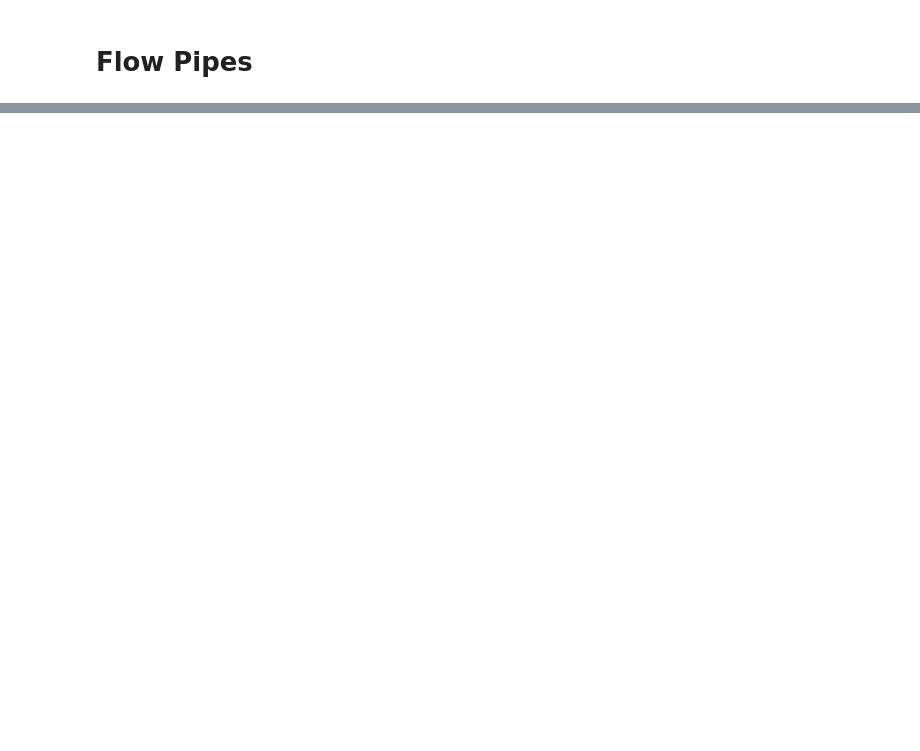
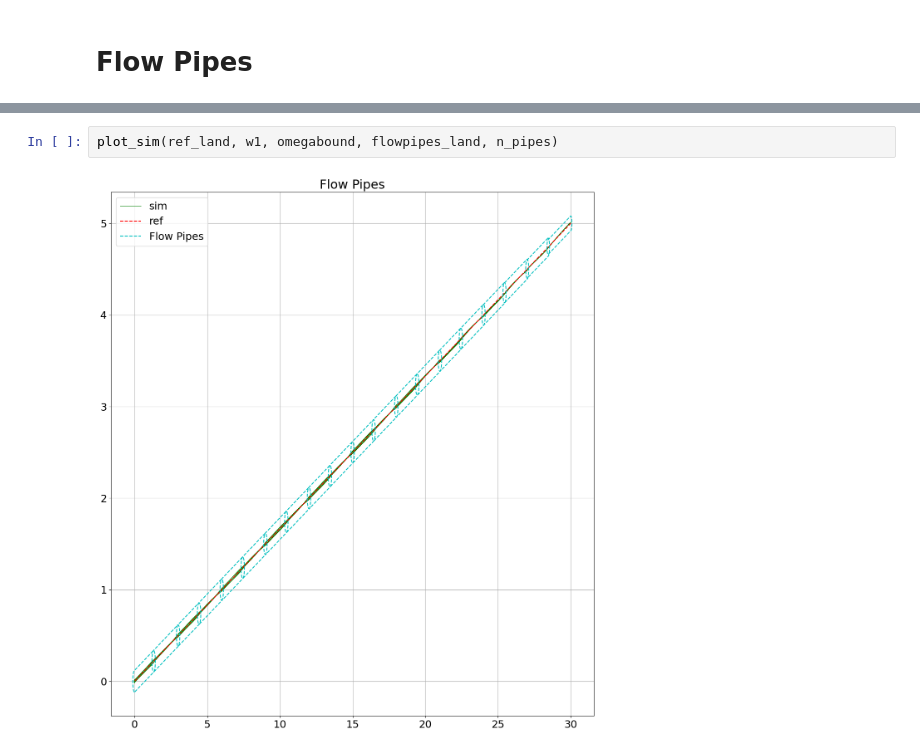
Before and after one commit to melodylylin/lie-dynamics, a Jupyter notebook: landing_example.ipynb, the cells around one changed output, grey strips where cells are left out. Drawn from its saved outputs; the diff is of its cells as text; blank space fills up the shorter version.

```diff
--- a/landing_example.ipynb
+++ b/landing_example.ipynb
@@ -164,0 +226,4 @@ No artists with labels found to put in legend.  Note that artists whose label st
+# %%
+plot_sim(ref_land, w1, omegabound, flowpipes_land, n_pipes)
+# %% [output]
+[figure, added]
```
Also changed, not shown: parts of 13 cells of this notebook, 7 other files.
